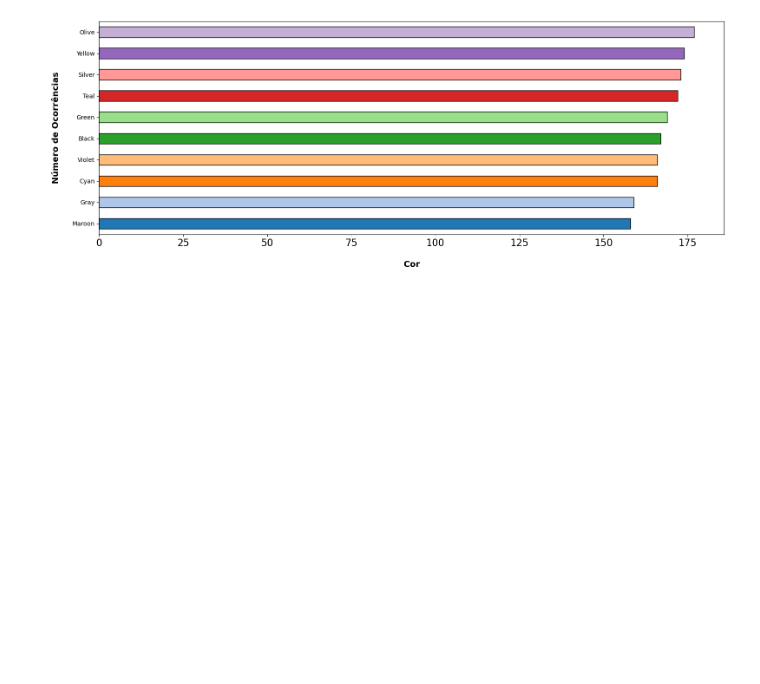
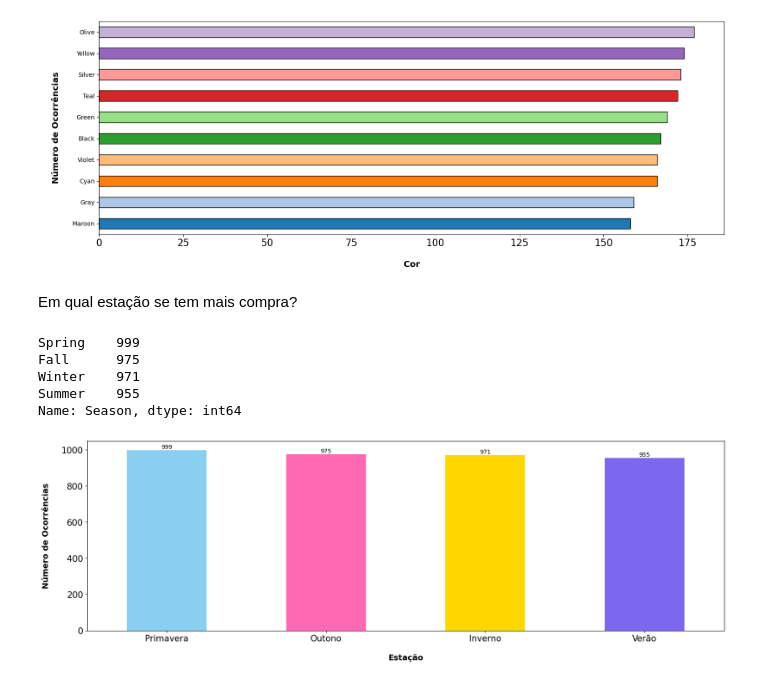
Before and after one commit to GaboRamalho/Data-Science, a Jupyter notebook: First Exam/avaliacao.ipynb, the cells around one changed output. Saved outputs shown, nothing was run; the diff lists cells and outputs as text; code cells hidden in the pictures; blank space fills up the shorter version.

```diff
--- a/First Exam/avaliacao.ipynb
+++ b/First Exam/avaliacao.ipynb
@@ -289,3 +289,40 @@ plt.tight_layout()
 plt.show()
 # %% [output]
 [figure]
+# %% [markdown]
+Em qual estação se tem mais compra?
+# %%
+df["Season"].value_counts()
+# %% [output]
+Spring    999
+Fall      975
+Winter    971
+Summer    955
+Name: Season, dtype: int64
+# %%
+# Cria uma figura com o tamanho especificado
+plt.figure(figsize=(20, 6))
+
+# Cria um gráfico de barras que mostra a contagem das estações do ano
+ax = df["Season"].value_counts().plot(kind = 'bar', color = cores, rot = 0)
+
+# Define os rótulos do eixo x como as estações do ano desejadas
+ax.set_xticklabels(('Primavera', 'Outono', 'Inverno', 'Verão'))
+
+# Adiciona rótulos com o valor de cada barra acima das barras
+for p in ax.patches:
+    ax.annotate(int(p.get_height()), (p.get_x() + 0.25, p.get_height() + 1), ha='center', va='bottom', color='black')
+
+# Define o tamanho das fontes dos rótulos dos eixos
+ax.tick_params(axis='both', labelsize=15)
+
+# Define o rótulo do eixo x como "Estação"
+plt.xlabel('Estação', weight="bold", color="black", fontsize=14, labelpad=20)
+
+# Define o rótulo do eixo y como "Número de Ocorrências"
+plt.ylabel('Número de Ocorrências', weight="bold", color="black", fontsize=14, labelpad=20)
+
+# Exibe o gráfico
+plt.show()
+# %% [output]
+[figure, added]
```
Also changed, not shown: parts of 5 cells of this notebook, 1 other file.
